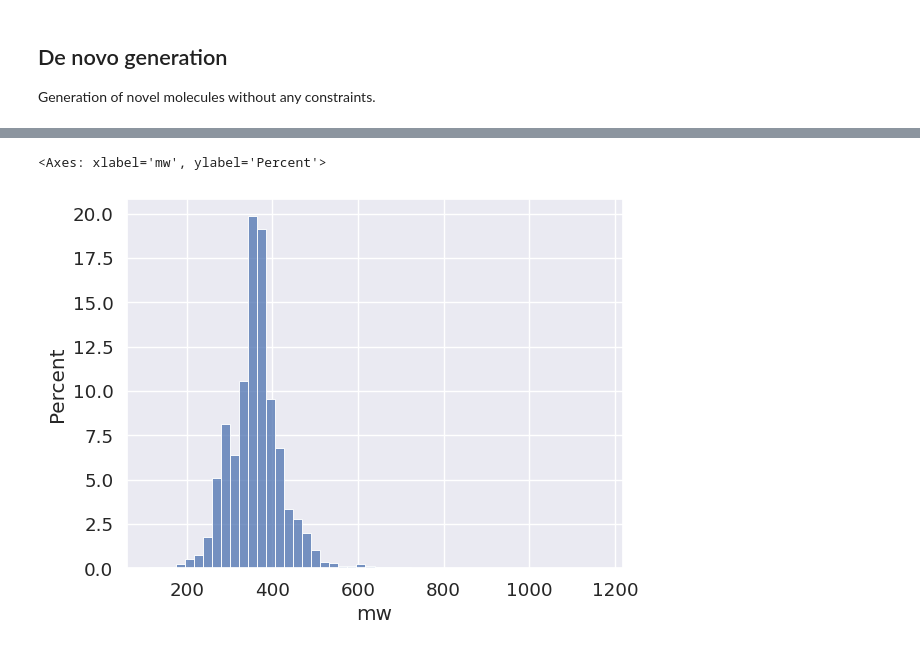
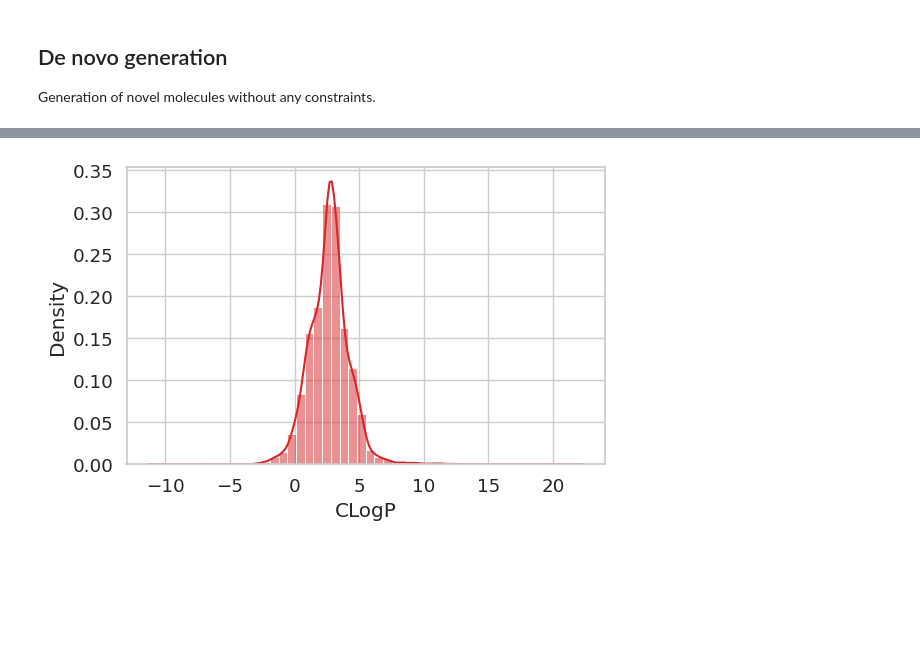
Before and after one commit to datamol-io/safe, a Jupyter notebook: expts/notebook/generation-benchmarking.ipynb, the cells around one changed output, grey strips where cells are left out. Drawn from its saved outputs; the diff is of its cells as text; code cells hidden in the pictures; blank space fills up the shorter version.

```diff
--- a/expts/notebook/generation-benchmarking.ipynb
+++ b/expts/notebook/generation-benchmarking.ipynb
@@ -48,0 +51,5 @@ df.drop(columns=["MOL"]).to_csv("10k_generated.csv", index=False)
+# %%
+df["SMILES"] = df["SMILES"].fillna("")
+# %%
+with dm.without_rdkit_log():
+    df["MOL"] = df["SMILES"].apply(dm.to_mol)
@@ -49,3 +58,5 @@ df.drop(columns=["MOL"]).to_csv("10k_generated.csv", index=False)
 # %%
 import seaborn as sns
 sns.set(context='notebook', font_scale=1.2)
+sns.set_style("whitegrid")
+sns.set_palette("Set2")
@@ -67,5 +63,11 @@ sns.histplot(df.dropna(axis=0)["sas"],  stat="percent", discrete=False, bins=50)
-# %%
-sns.histplot(df.dropna(axis=0)["mw"],  stat="percent", discrete=False, bins=50)
-# %% [output]
-<Axes: xlabel='mw', ylabel='Percent'>
-[figure, removed]
+# %%
+df = df.rename(columns={'clogp':"CLogP", "qed":"QED", "sas":"SA Score", "mw":"Molecular Weight"})
+# %%
+import matplotlib.pyplot as plt
+plt.figure(figsize=(6, 4))
+
+ax = sns.histplot(df.dropna(axis=0)["CLogP"], discrete=False, bins=50, kde=True, stat="density", common_norm=False, color="tab:red")
+plt.tight_layout()
+plt.savefig("clogp.png", dpi=300)
+# %% [output]
+[figure, added]
```
Also changed, not shown: parts of 11 cells of this notebook, 7 other files.
